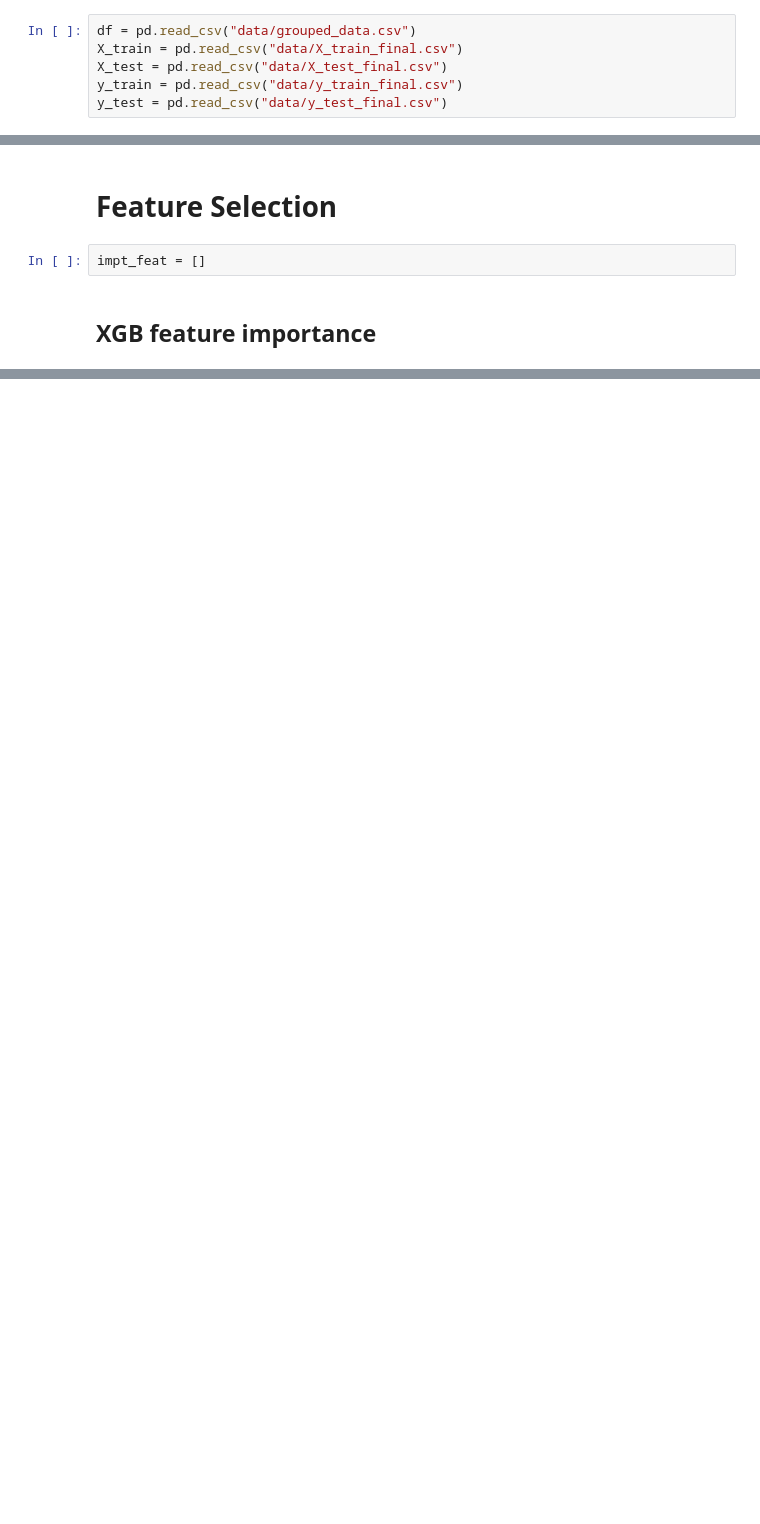
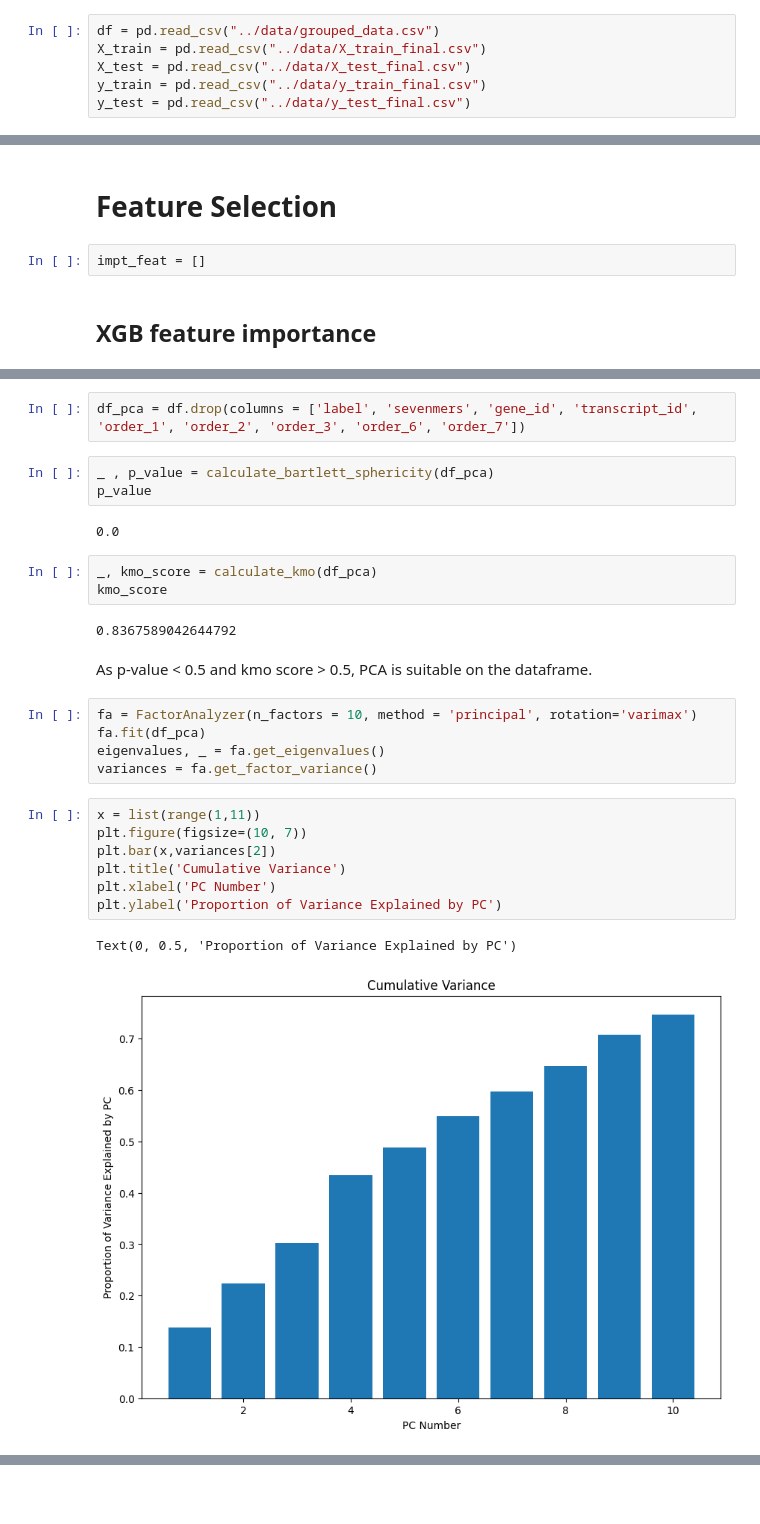
Before and after one commit to gohjophine/dsa4262-gnomes, a Jupyter notebook: src/Feature Selection.ipynb, the cells around one changed output, grey strips where cells are left out. Saved outputs shown, nothing was run; the diff lists cells and outputs as text; blank space fills up the shorter version.

```diff
--- a/src/Feature Selection.ipynb
+++ b/src/Feature Selection.ipynb
@@ -11,11 +27,11 @@ from xgboost import XGBClassifier
 # %% [markdown]
 # Load data
 # %%
-df = pd.read_csv("data/grouped_data.csv")
-X_train = pd.read_csv("data/X_train_final.csv")
-X_test = pd.read_csv("data/X_test_final.csv")
-y_train = pd.read_csv("data/y_train_final.csv")
-y_test = pd.read_csv("data/y_test_final.csv")
+df = pd.read_csv("../data/grouped_data.csv")
+X_train = pd.read_csv("../data/X_train_final.csv")
+X_test = pd.read_csv("../data/X_test_final.csv")
+y_train = pd.read_csv("../data/y_train_final.csv")
+y_test = pd.read_csv("../data/y_test_final.csv")
 # %%
 # one hot encode the categories
 features_nominal = ['order_1', 'order_2', 'order_3', 'order_6', 'order_7']
@@ -46,0 +83,29 @@ impt_feat.extend(importances.Feature.iloc[0:40].tolist())
+# %%
+df_pca = df.drop(columns = ['label', 'sevenmers', 'gene_id', 'transcript_id', 'order_1', 'order_2', 'order_3', 'order_6', 'order_7'])
+# %%
+_ , p_value = calculate_bartlett_sphericity(df_pca)
+p_value
+# %% [output]
+0.0
+# %%
+_, kmo_score = calculate_kmo(df_pca)
+kmo_score
+# %% [output]
+0.8367589042644792
+# %% [markdown]
+As p-value < 0.5 and kmo score > 0.5, PCA is suitable on the dataframe.
+# %%
+fa = FactorAnalyzer(n_factors = 10, method = 'principal', rotation='varimax')
+fa.fit(df_pca)
+eigenvalues, _ = fa.get_eigenvalues()
+variances = fa.get_factor_variance()
+# %%
+x = list(range(1,11))
+plt.figure(figsize=(10, 7))
+plt.bar(x,variances[2])
+plt.title('Cumulative Variance')
+plt.xlabel('PC Number')
+plt.ylabel('Proportion of Variance Explained by PC')
+# %% [output]
+Text(0, 0.5, 'Proportion of Variance Explained by PC')
+[figure, added]
```
Also changed, not shown: parts of 21 cells of this notebook.
